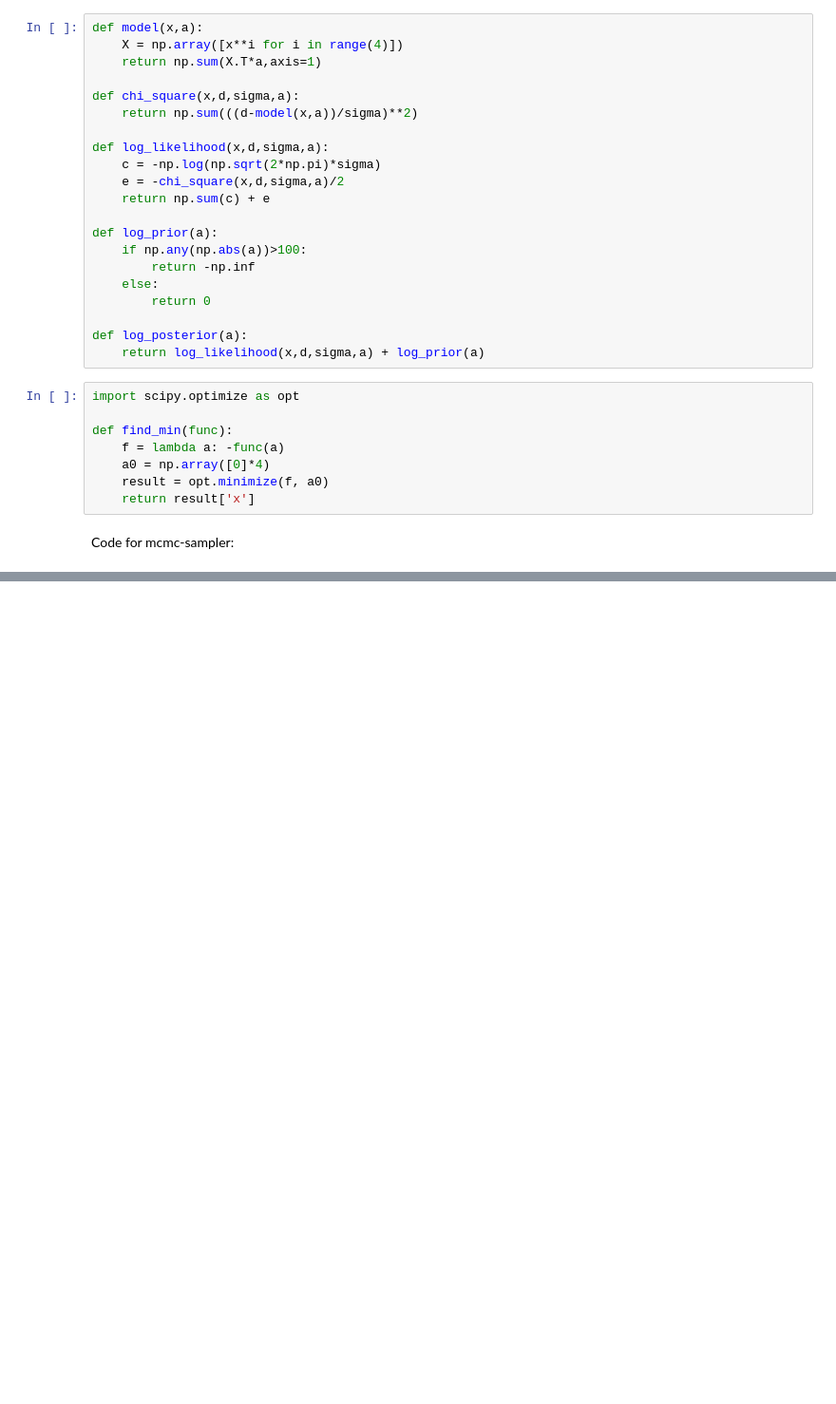
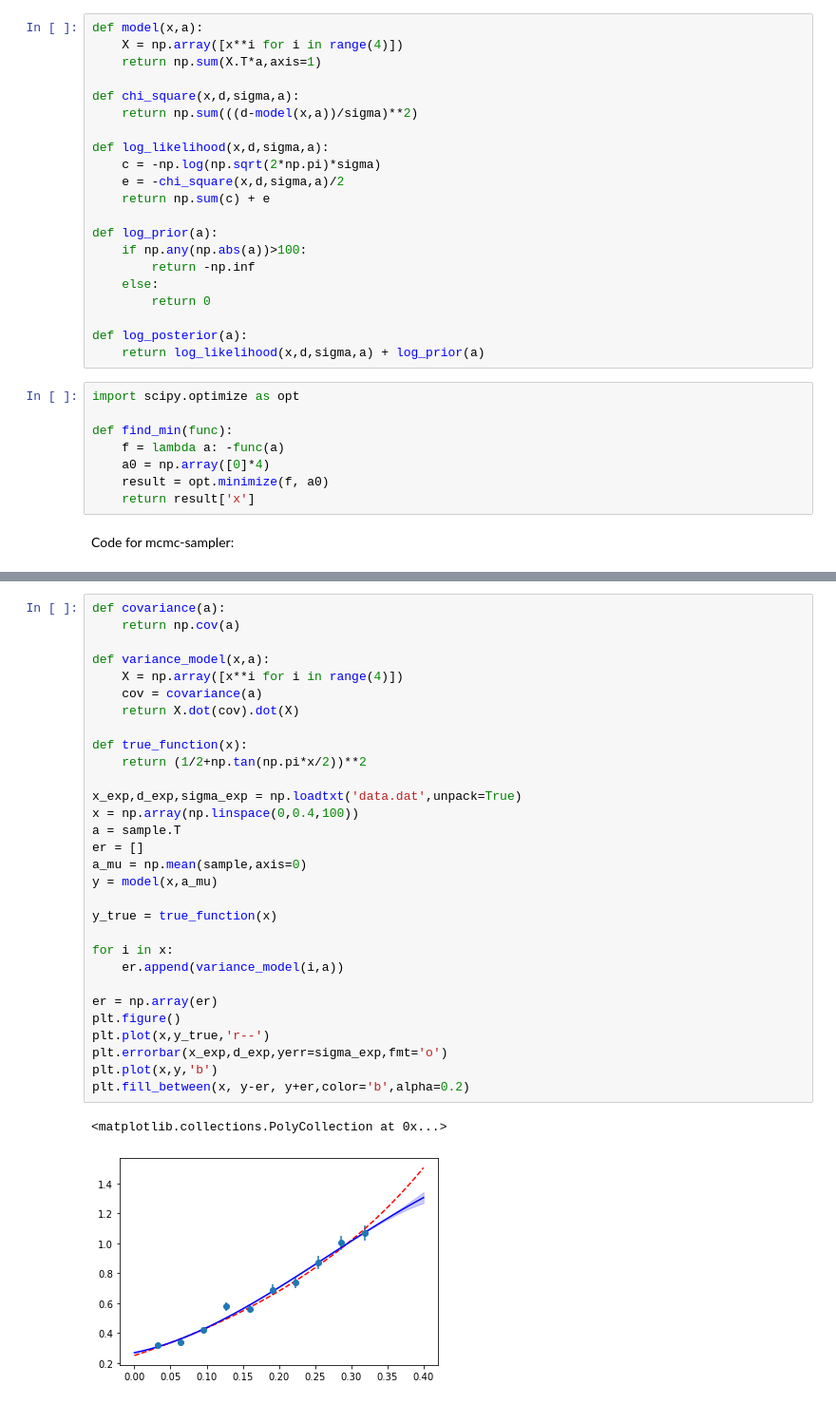
Before and after one commit to fraidowolf/tif285-project1, a Jupyter notebook: doc/pub/Projects/Project1/TIF285_Project1.ipynb, the cells around one changed output, grey strips where cells are left out. Shown at 95% size. Cells and saved outputs as stored; diff of their text form; blank space fills up the shorter version.

```diff
--- a/doc/pub/Projects/Project1/TIF285_Project1.ipynb
+++ b/doc/pub/Projects/Project1/TIF285_Project1.ipynb
@@ -254,0 +199,33 @@ plt.plot(l[:,3])
+# %%
+def covariance(a):
+    return np.cov(a)
+
+def variance_model(x,a):
+    X = np.array([x**i for i in range(4)])
+    cov = covariance(a)
+    return X.dot(cov).dot(X)
+
+def true_function(x):
+    return (1/2+np.tan(np.pi*x/2))**2
+
+x_exp,d_exp,sigma_exp = np.loadtxt('data.dat',unpack=True)
+x = np.array(np.linspace(0,0.4,100))
+a = sample.T
+er = []
+a_mu = np.mean(sample,axis=0)
+y = model(x,a_mu)
+
+y_true = true_function(x)
+
+for i in x:
+    er.append(variance_model(i,a))
+
+er = np.array(er)
+plt.figure()
+plt.plot(x,y_true,'r--')
+plt.errorbar(x_exp,d_exp,yerr=sigma_exp,fmt='o')
+plt.plot(x,y,'b')
+plt.fill_between(x, y-er, y+er,color='b',alpha=0.2)
+# %% [output]
+<matplotlib.collections.PolyCollection at 0x...>
+[figure, added]
```
Also changed, not shown: parts of 4 cells of this notebook.
